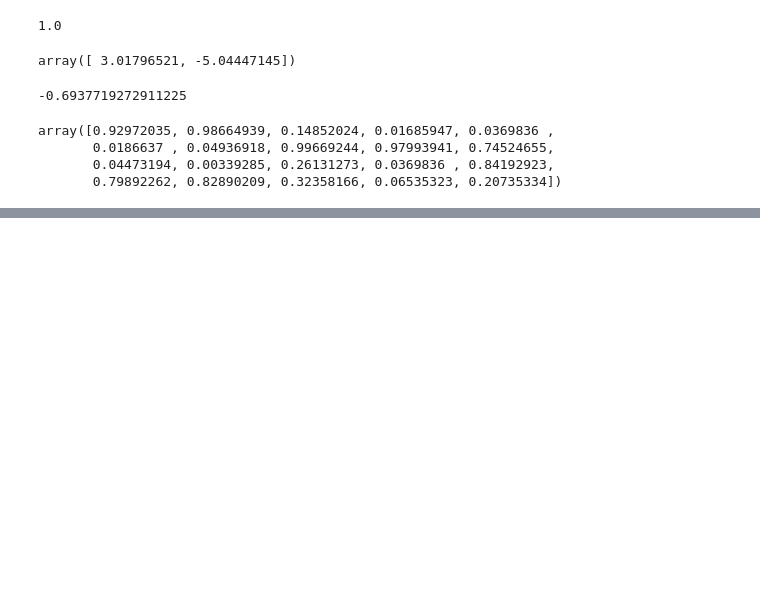
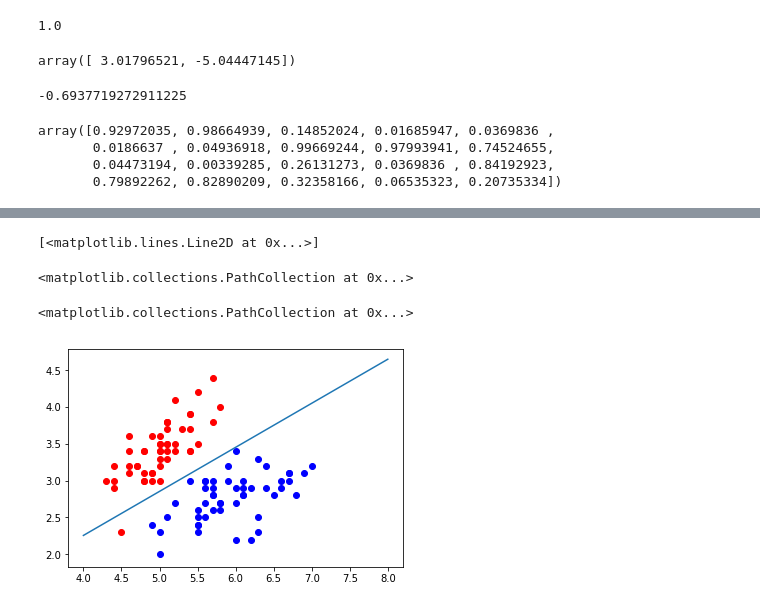
Before and after one commit to coderzc/machine_learning, a Jupyter notebook: jupyter/logistics_regression/Logistic 回归.ipynb, the cells around one changed output, grey strips where cells are left out. Drawn from its saved outputs; the diff is of its cells as text; code cells hidden in the pictures; blank space fills up the shorter version.

```diff
--- a/jupyter/logistics_regression/Logistic 回归.ipynb
+++ b/jupyter/logistics_regression/Logistic 回归.ipynb
@@ -118,0 +125,16 @@ array([0.92972035, 0.98664939, 0.14852024, 0.01685947, 0.0369836 ,
+# %%
+def x2(x1):
+    return (-logistic_reg.coef_[0] * x1 - logistic_reg.intercept_) / logistic_reg.coef_[1]
+# %%
+x1_polt = np.linspace(4,8,1000)
+x2_plot = x2(x1_polt)
+# %%
+plt.plot(x1_polt,x2_plot)
+plt.scatter(X[y==0,0],X[y==0,1] ,color='red')
+plt.scatter(X[y==1,0],X[y==1,1] ,color='blue')
+plt.show()
+# %% [output]
+[<matplotlib.lines.Line2D at 0x...>]
+<matplotlib.collections.PathCollection at 0x...>
+<matplotlib.collections.PathCollection at 0x...>
+[figure, added]
```
Also changed, not shown: parts of 13 cells of this notebook, 1 other file.
